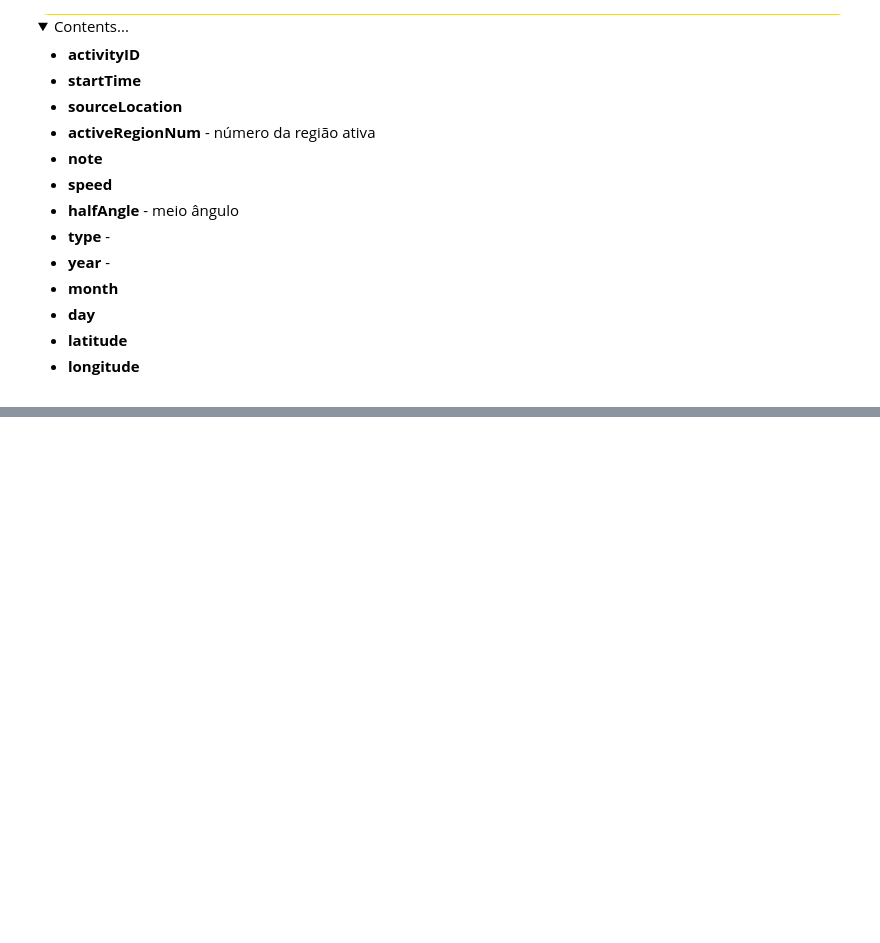
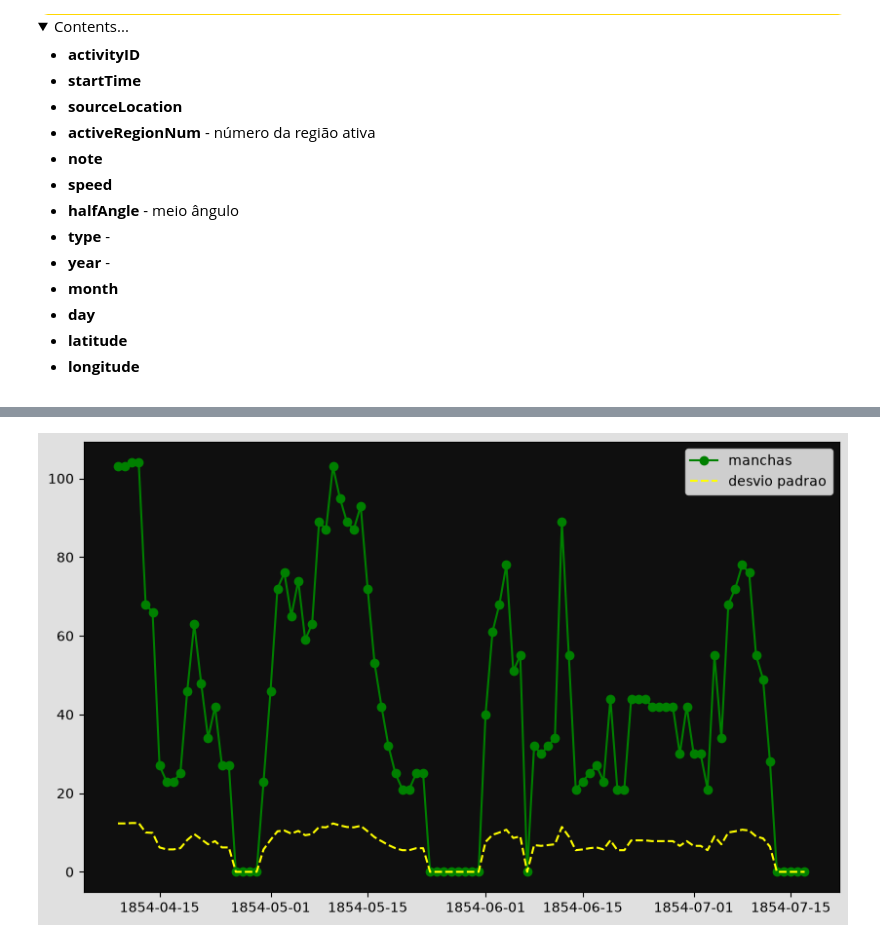
Before and after one commit to User-3396/AI-Framework, a Jupyter notebook: Flood-Prediction/training.ipynb, the cells around one changed output, grey strips where cells are left out. Saved outputs shown, nothing was run; the diff lists cells and outputs as text; code cells hidden in the pictures; folded sections open; blank space fills up the shorter version.

```diff
--- a/Flood-Prediction/training.ipynb
+++ b/Flood-Prediction/training.ipynb
@@ -86,9 +97,13 @@ print(dataSolar.head())
 # %%
 # Correção de colunas:
 
-dataSolar =pd.read_csv('datasets/DTSN - 01-01-1818_now.csv', sep=';')
+newcolumns = ['ano', 'mes', 'dia', 'data_decimal', 'num_manchas', 'desvio_padrao', 'num_observacoes', 'status']
+
+# Lendo o arquivo adicionando os nomes das colunas e tratando o ponto e vírgula e espaços
+dataSolar =pd.read_csv('datasets/DTSN - 01-01-1818_now.csv', sep=';', names=newcolumns, skipinitialspace=True)
 # %%
 # Tratamendo dos dados:
+
 # Tratar os valores ausentes (-1) para que não apareçam no gráfico:
 dataSolar['num_manchas'] = dataSolar['num_manchas'].replace(-1, None)
 
@@ -100,6 +115,9 @@ dataSolar['num_manchas'] = dataSolar['num_manchas'].replace(-1, None)
 ## Remover Null ou None:
 dataSolar =dataSolar[dataSolar['num_manchas'].notnull()]
 
+# Modificar campos de ano, mes e dia para um campo tipo datetime:
+dataSolar['data'] =pd.to_datetime(dataSolar[['ano', 'mes', 'dia']].rename(columns={'ano':'year', 'mes':'month', 'dia':'day'}))
+dataSolar =dataSolar.drop(columns=['ano', 'mes', 'dia'])
 
 ## Correção de tipagem
 # data_clean['speed'] =data_clean['speed'].astype(float)
@@ -117,29 +135,31 @@ dataSolar =dataSolar[dataSolar['num_manchas'].notnull()]
 # %%
 ## 3. Grafico
 # Redimensionamento
 plt.figure(figsize=(10, 6))
 
 # Altera o fundo interno (área do gráfico)
 plt.gca().set_facecolor('#0F0F0F')
 
 # Altera o fundo externo (área da figura completa)
 plt.gcf().patch.set_facecolor('#e0e0e0')
 
 # print(dataSolar[['startTime', 'speed']].head(12))
-x =dataSolar['data'].head(50)
-y =dataSolar['num_manchas'].head(50)
-y2 =dataSolar['desvio_padrao'].head(50)
+x =dataSolar['data'].iloc[10000:10100]
+y =dataSolar['num_manchas'].iloc[10000:10100]
+y2 =dataSolar['desvio_padrao'].iloc[10000:10100]
 
 # df = df.sort_values('data_grafico') # Ordenar por data
 plt.plot(x,y, label="manchas", color='green', linestyle='-', marker='o')
-plt.plot(x,y2, label="desvio padrao", color='yellow', linestyle='--', marker='o')
+plt.plot(x,y2, label="desvio padrao", color='yellow', linestyle='--')
 # sns.scatterplot(data=data_clean, x ='speed', y ='halfAngle', hue='type', palete='viridis', s =100)
 # sns.lineplot(data=data_clean, x ='speed', y ='halfAngle', hue='type', palete='viridis', s =100)
 
 # plt.title('Comparação entre Velocidade e Ângulo de Abertura das CMEs')
 # plt.xlabel('Velocidade (km/s)')
 # plt.ylabel('Meio Ângulo (Graus)')
 # plt.grid(True, linestyle='--', alpha=0.5)
 
 plt.legend()
 plt.show()
+# %% [output]
+[figure, added]
```
Also changed, not shown: parts of 1 cell of this notebook.
